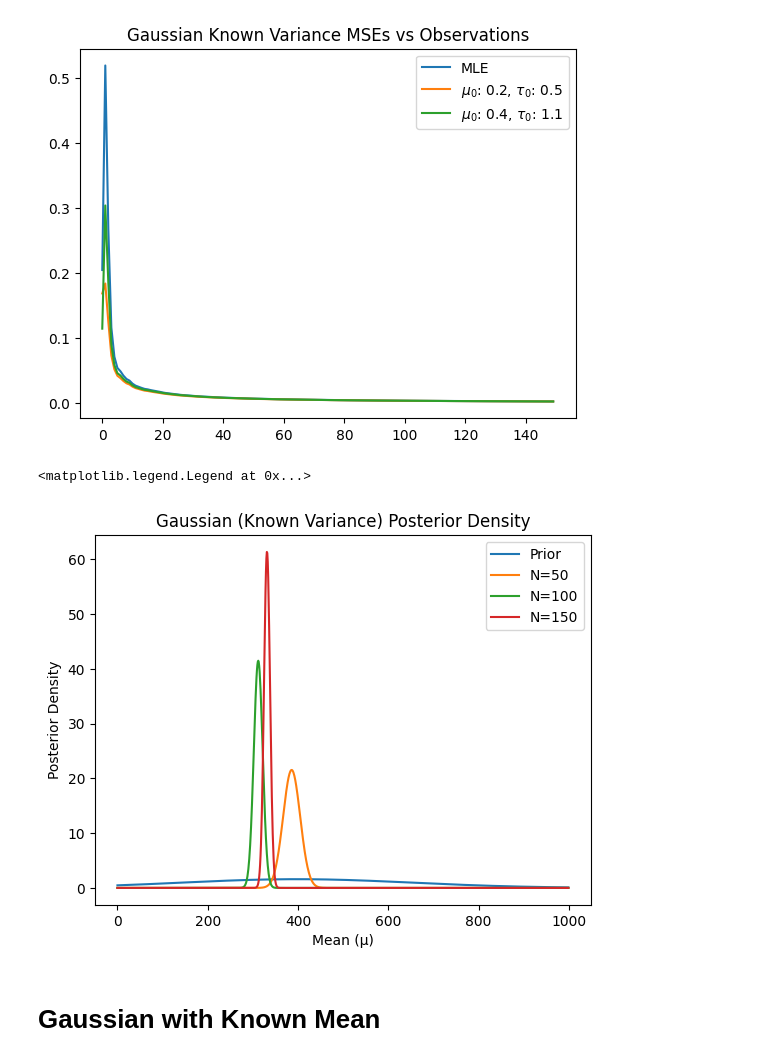
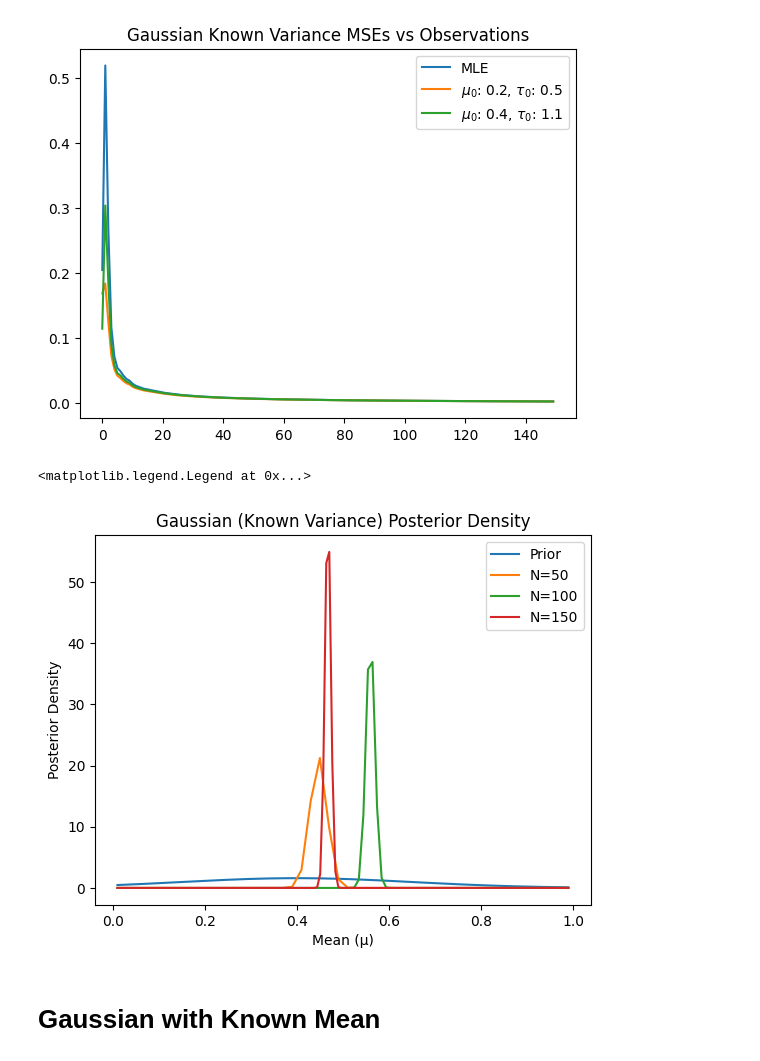
Before and after one commit to lizocf/bayesian-ece-474, a Jupyter notebook: 1-conjugate-priors/conjugate-priors.ipynb, the cells around one changed output. Drawn from its saved outputs; the diff is of its cells as text; code cells hidden in the pictures.

```diff
--- a/1-conjugate-priors/conjugate-priors.ipynb
+++ b/1-conjugate-priors/conjugate-priors.ipynb
@@ -136,36 +136,36 @@ def gauss_known_var_posterior_density(sig, tau0, mu0, N):
 
     y = norm.pdf(x, muN, varN)
 
-    plt.plot(y)
+    plt.plot(x, y)
 
     return data
 # %%
 # Gaussian with known Variance -> find Mean
 #Gamma Distribution Parameters
 mu0 = 0.4
 sig = 1         #this is regular sigma
 sig0 = 0.5
 
 x = np.linspace(0.01, 0.99, 1000)
 y = norm.pdf(x, mu0, sig0**2)
 
-plt.plot(y)
+plt.plot(x, y)
 plt.title('Gaussian (Known Variance) Posterior Density')
 plt.xlabel('Mean (µ)')
 plt.ylabel('Posterior Density')
 
 # updated plot - N trials
 gauss_known_var_posterior_density(sig, sig0, mu0, 50)
 
 # second update
 gauss_known_var_posterior_density(sig, sig0, mu0, 100)
 
 # third update
 data = gauss_known_var_posterior_density(sig, sig0, mu0, 150)
 plt.legend(['Prior', 'N=50', 'N=100', 'N=150'])
 # %% [output]
 <matplotlib.legend.Legend at 0x...>
-[figure, old version]
+[figure, new version]
 # %% [markdown]
 # Gaussian with Known Mean
 # %%
```
Also changed, not shown: parts of 9 cells of this notebook, 3 other files.
